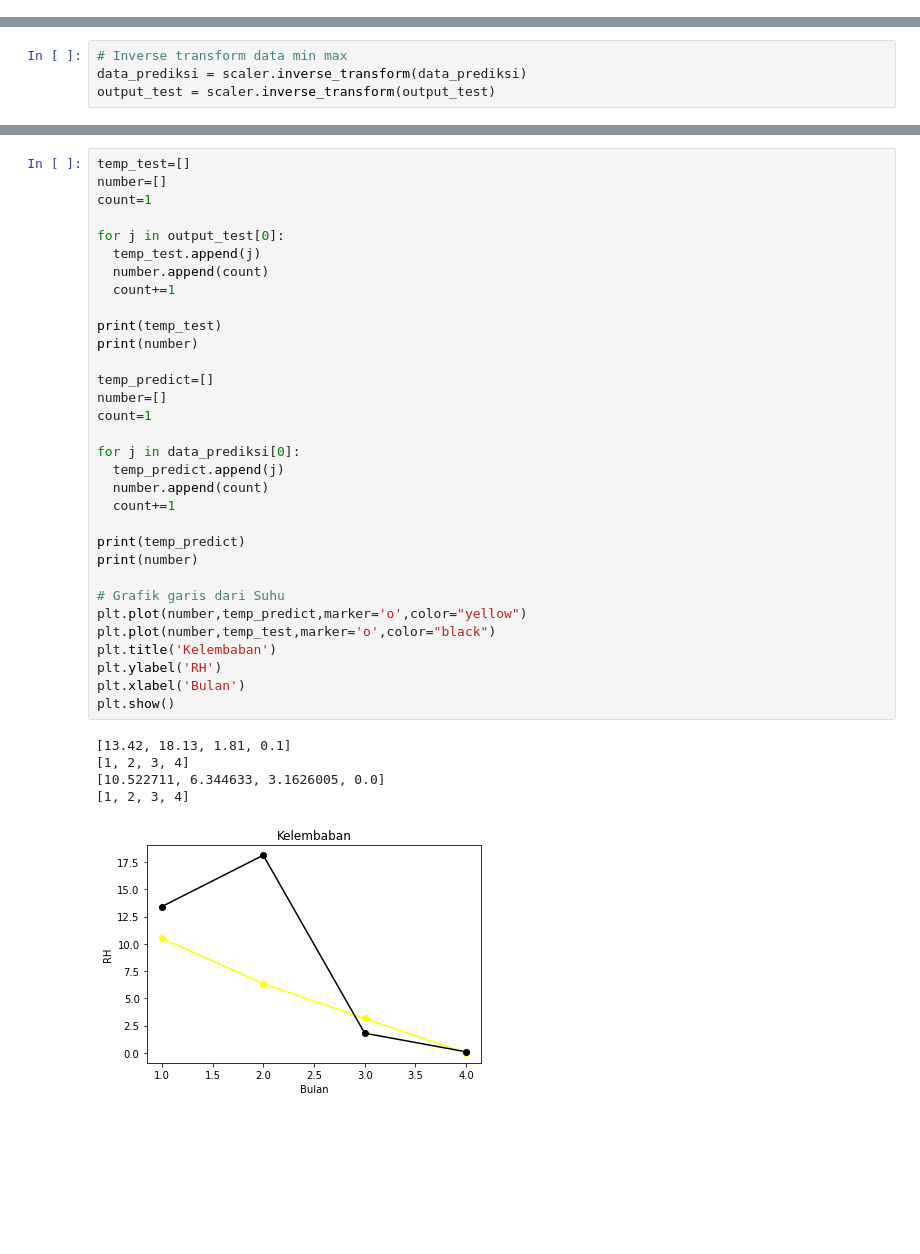
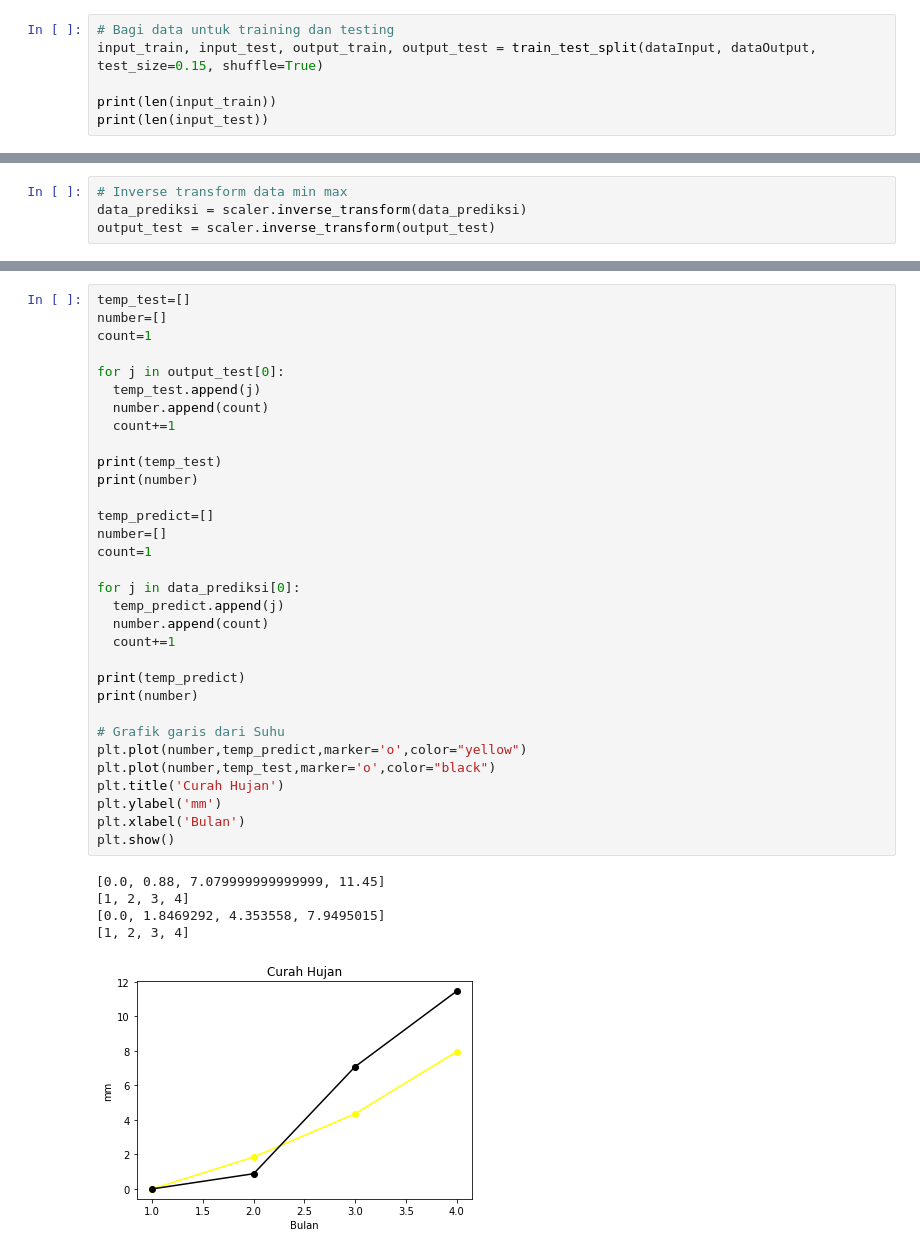
Before and after one commit to u1-byte/SmartCropYieldsPrediction, a Jupyter notebook: Machine Learning/Code/[Curah_Hujan]ML_Model.ipynb, the cells around one changed output, grey strips where cells are left out. Drawn from its saved outputs; the diff is of its cells as text; blank space fills up the shorter version.

```diff
--- a/Machine Learning/Code/[Curah_Hujan]ML_Model.ipynb
+++ b/Machine Learning/Code/[Curah_Hujan]ML_Model.ipynb
@@ -136,0 +104,6 @@ print(output_test)
+# %%
+# Bagi data untuk training dan testing
+input_train, input_test, output_train, output_test = train_test_split(dataInput, dataOutput, test_size=0.15, shuffle=True)
+
+print(len(input_train))
+print(len(input_test))
@@ -288,38 +259,38 @@ number=[]
 count=1
 
 for j in output_test[0]:
   temp_test.append(j)
   number.append(count)
   count+=1
 
 print(temp_test)
 print(number)
 
 temp_predict=[]
 number=[]
 count=1
 
 for j in data_prediksi[0]:
   temp_predict.append(j)
   number.append(count)
   count+=1
 
 print(temp_predict)
 print(number)
 
 # Grafik garis dari Suhu
 plt.plot(number,temp_predict,marker='o',color="yellow")
 plt.plot(number,temp_test,marker='o',color="black")
-plt.title('Kelembaban')
-plt.ylabel('RH')
+plt.title('Curah Hujan')
+plt.ylabel('mm')
 plt.xlabel('Bulan')
 plt.show()
 # %% [output]
-[13.42, 18.13, 1.81, 0.1]
+[0.0, 0.88, 7.079999999999999, 11.45]
 [1, 2, 3, 4]
-[10.522711, 6.344633, 3.1626005, 0.0]
+[0.0, 1.8469292, 4.353558, 7.9495015]
 [1, 2, 3, 4]
-[figure, old version]
+[figure, new version]
 # %%
 temp_test=[]
 number=[]
```
Also changed, not shown: parts of 20 cells of this notebook.
